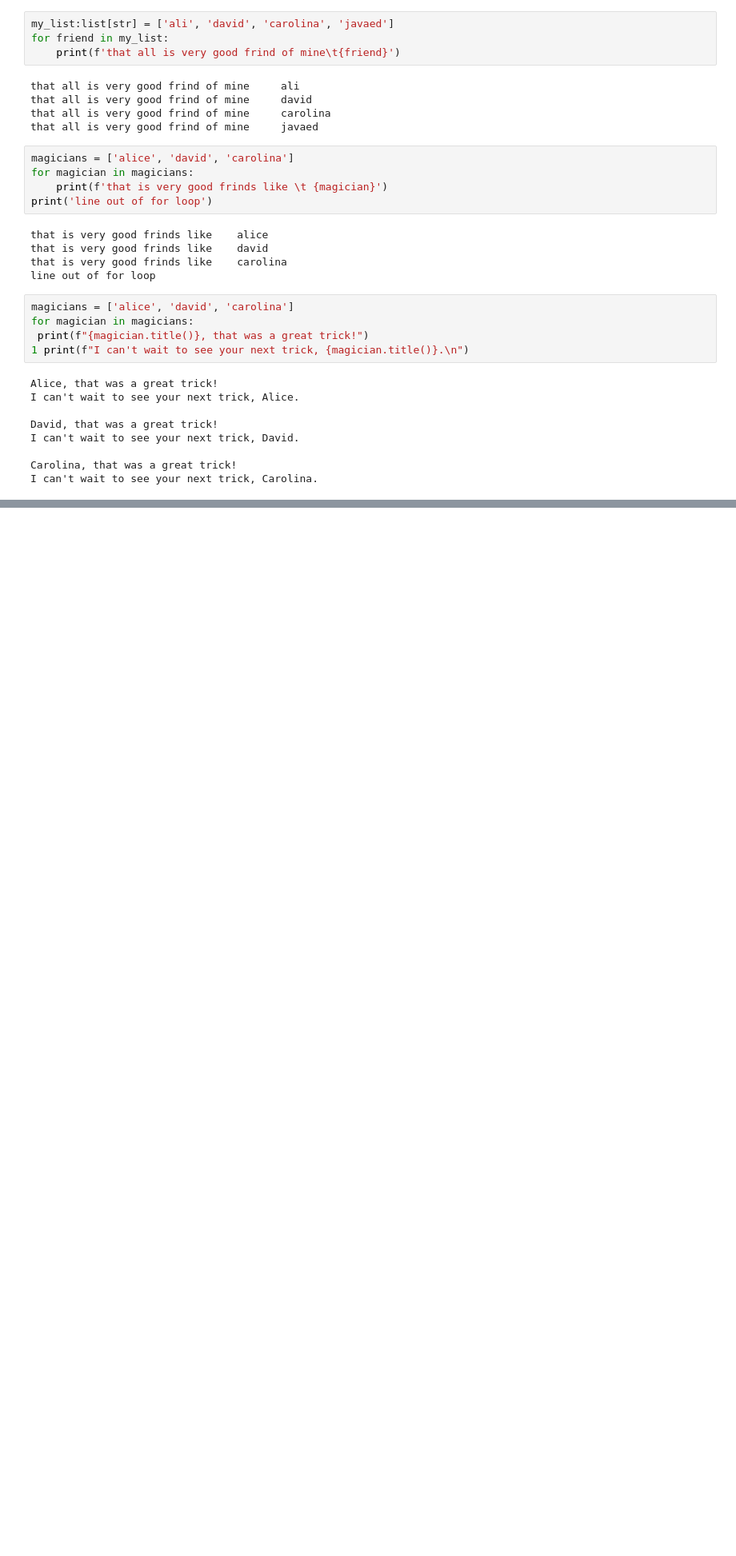
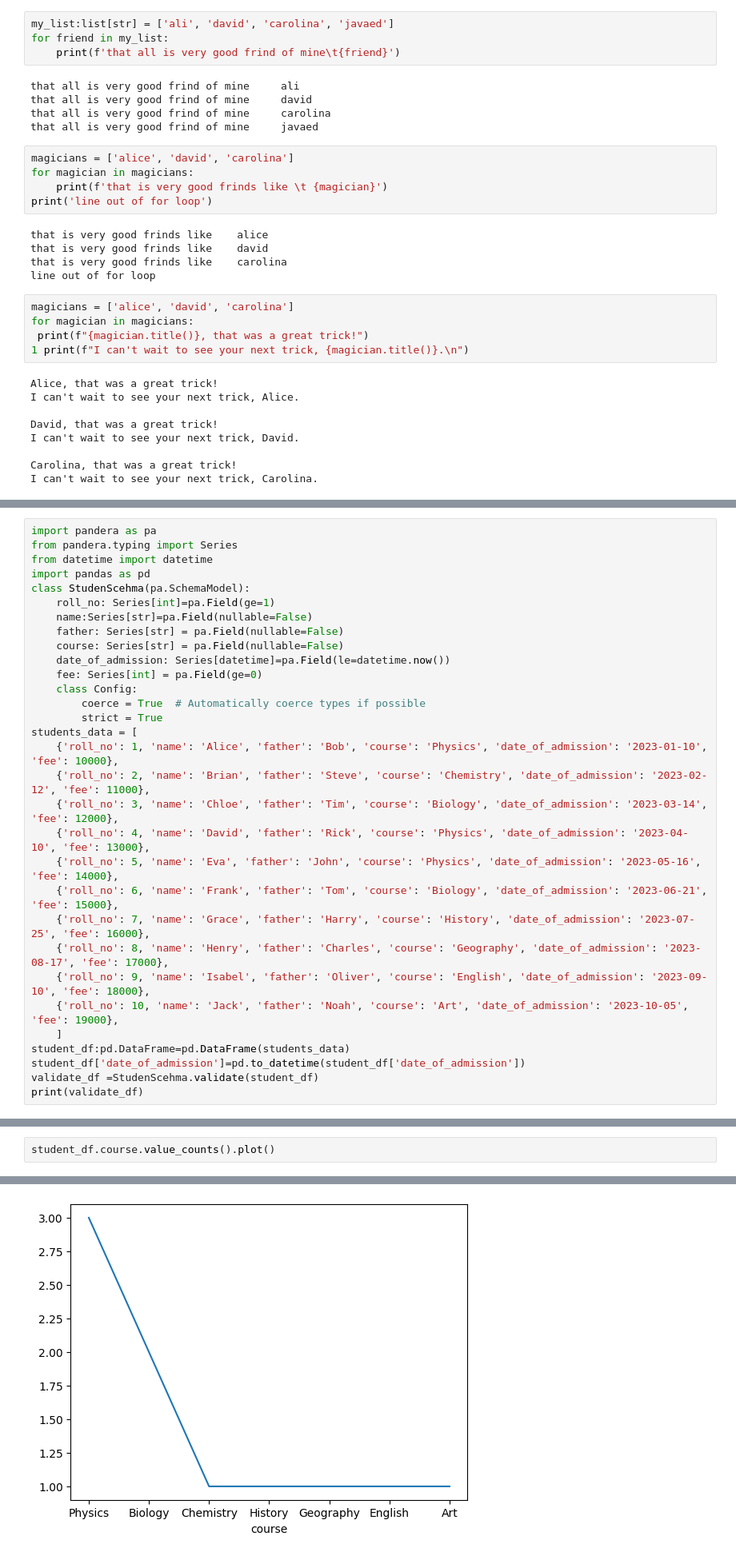
Before and after one commit to IamUmarRasheed/Python_learning, a Jupyter notebook: prac1.ipynb, the cells around one changed output, grey strips where cells are left out. Shown at 80% size. Saved outputs shown, nothing was run; the diff lists cells and outputs as text; blank space fills up the shorter version.

Commit message:
pandas learning

```diff
--- a/prac1.ipynb
+++ b/prac1.ipynb
@@ -219,0 +1287,31 @@ I can't wait to see your next trick, Carolina.
+# %%
+import pandera as pa
+from pandera.typing import Series
+from datetime import datetime
+import pandas as pd
+class StudenScehma(pa.SchemaModel):
+    roll_no: Series[int]=pa.Field(ge=1)
+    name:Series[str]=pa.Field(nullable=False)
+    father: Series[str] = pa.Field(nullable=False)
+    course: Series[str] = pa.Field(nullable=False)
+    date_of_admission: Series[datetime]=pa.Field(le=datetime.now())
+    fee: Series[int] = pa.Field(ge=0)
+    class Config:
+        coerce = True  # Automatically coerce types if possible
+        strict = True
+students_data = [
+    {'roll_no': 1, 'name': 'Alice', 'father': 'Bob', 'course': 'Physics', 'date_of_admission': '2023-01-10', 'fee': 10000},
+    {'roll_no': 2, 'name': 'Brian', 'father': 'Steve', 'course': 'Chemistry', 'date_of_admission': '2023-02-12', 'fee': 11000},
+    {'roll_no': 3, 'name': 'Chloe', 'father': 'Tim', 'course': 'Biology', 'date_of_admission': '2023-03-14', 'fee': 12000},
+    {'roll_no': 4, 'name': 'David', 'father': 'Rick', 'course': 'Physics', 'date_of_admission': '2023-04-10', 'fee': 13000},
+    {'roll_no': 5, 'name': 'Eva', 'father': 'John', 'course': 'Physics', 'date_of_admission': '2023-05-16', 'fee': 14000},
+    {'roll_no': 6, 'name': 'Frank', 'father': 'Tom', 'course': 'Biology', 'date_of_admission': '2023-06-21', 'fee': 15000},
+    {'roll_no': 7, 'name': 'Grace', 'father': 'Harry', 'course': 'History', 'date_of_admission': '2023-07-25', 'fee': 16000},
+    {'roll_no': 8, 'name': 'Henry', 'father': 'Charles', 'course': 'Geography', 'date_of_admission': '2023-08-17', 'fee': 17000},
+    {'roll_no': 9, 'name': 'Isabel', 'father': 'Oliver', 'course': 'English', 'date_of_admission': '2023-09-10', 'fee': 18000},
+    {'roll_no': 10, 'name': 'Jack', 'father': 'Noah', 'course': 'Art', 'date_of_admission': '2023-10-05', 'fee': 19000},
+    ]
+student_df:pd.DataFrame=pd.DataFrame(students_data)
+student_df['date_of_admission']=pd.to_datetime(student_df['date_of_admission'])
+validate_df =StudenScehma.validate(student_df)
+print(validate_df)
@@ -219,0 +2001,3 @@ I can't wait to see your next trick, Carolina.
+# %%
+student_df.course.value_counts().plot()
+# %% [output]
@@ -219,0 +2005 @@ I can't wait to see your next trick, Carolina.
+[figure, added]
```
Also changed, not shown: parts of 208 cells of this notebook, 16 other files.
